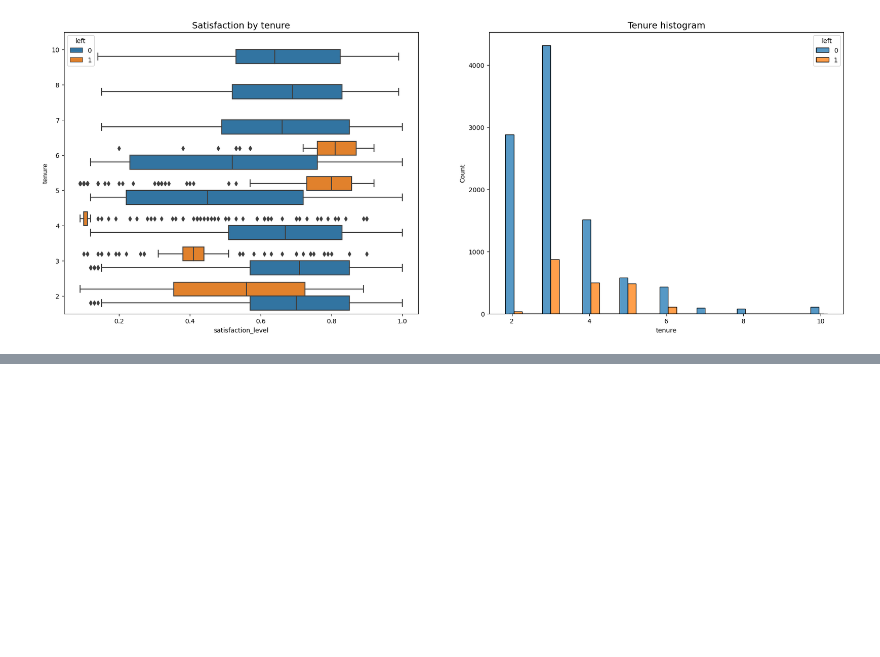
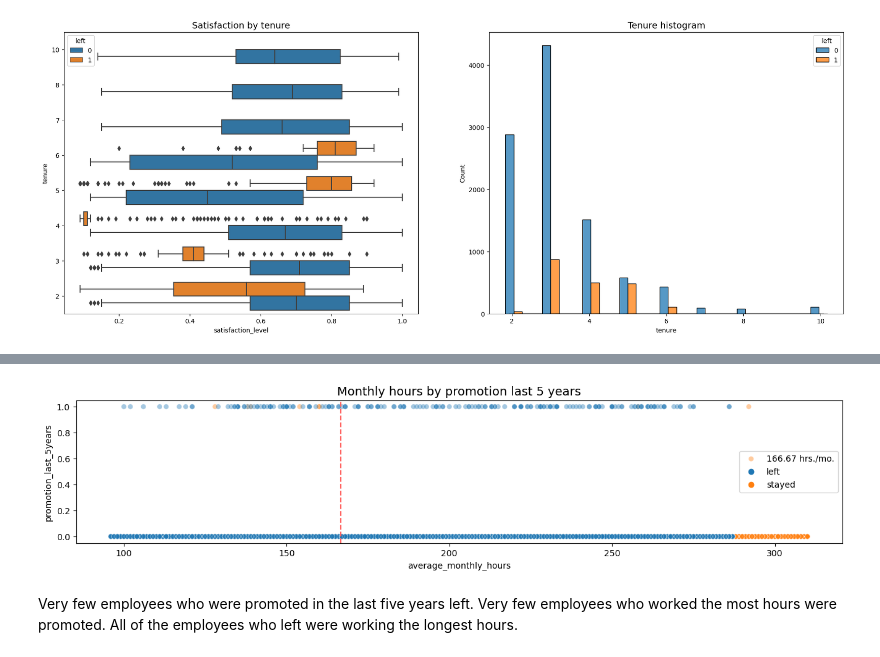
Before and after one commit to alishanstyles/HR-Capstone-Analysis, a Jupyter notebook: Untitled.ipynb, the cells around one changed output, grey strips where cells are left out. Cells and saved outputs as stored; diff of their text form; code cells hidden in the pictures; blank space fills up the shorter version.

```diff
--- a/Untitled.ipynb
+++ b/Untitled.ipynb
@@ -279,0 +336,12 @@ plt.show();
+# %%
+plt.figure(figsize=(16, 3))
+sns.scatterplot(data=df1, x='average_monthly_hours', y='promotion_last_5years', hue='left', alpha=0.4)
+plt.axvline(x=166.67, color='#ff6361', ls='--')
+plt.legend(labels=['166.67 hrs./mo.', 'left', 'stayed'])
+plt.title('Monthly hours by promotion last 5 years', fontsize='14');
+# %% [output]
+[figure, added]
+# %% [markdown]
+Very few employees who were promoted in the last five years left.
+Very few employees who worked the most hours were promoted.
+All of the employees who left were working the longest hours.
```
Also changed, not shown: parts of 10 cells of this notebook.
